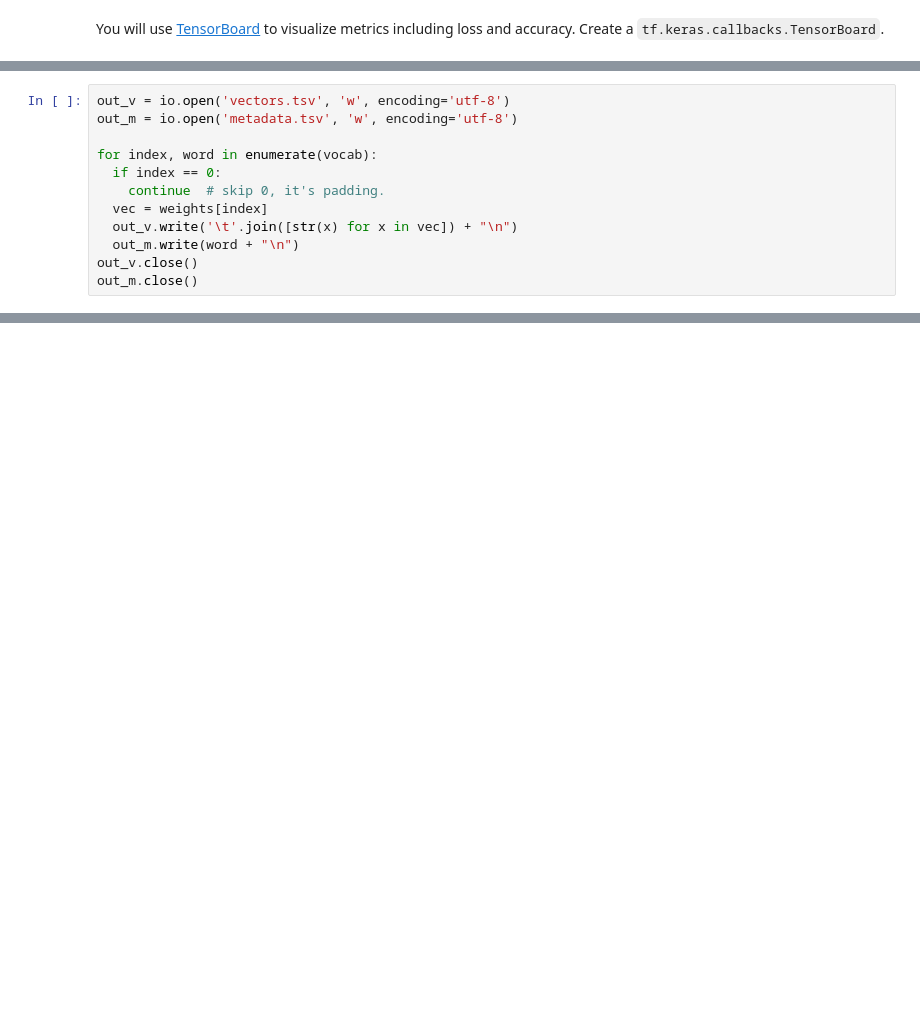
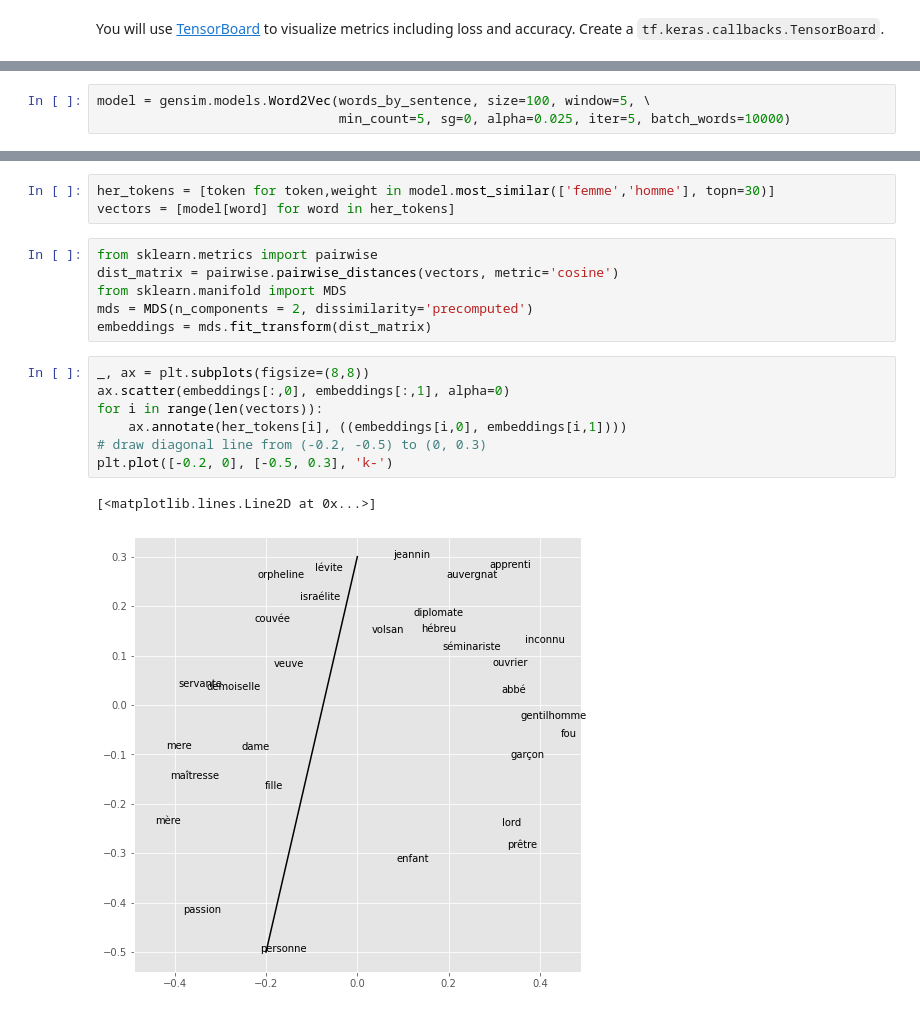
Before and after one commit to yasmine-houri/Word_embeddings, a Jupyter notebook: Code_word_embeddings.ipynb, the cells around one changed output, grey strips where cells are left out. Saved outputs shown, nothing was run; the diff lists cells and outputs as text; blank space fills up the shorter version.

```diff
--- a/Code_word_embeddings.ipynb
+++ b/Code_word_embeddings.ipynb
@@ -268,12 +190,0 @@ Write the weights to disk. To use the [Embedding Projector](http://projector.ten
-# %%
-out_v = io.open('vectors.tsv', 'w', encoding='utf-8')
-out_m = io.open('metadata.tsv', 'w', encoding='utf-8')
-
-for index, word in enumerate(vocab):
-  if index == 0:
-    continue  # skip 0, it's padding.
-  vec = weights[index]
-  out_v.write('\t'.join([str(x) for x in vec]) + "\n")
-  out_m.write(word + "\n")
-out_v.close()
-out_m.close()
@@ -312,0 +191,3 @@ This tutorial has shown you how to train and visualize word embeddings from scra
+# %%
+model = gensim.models.Word2Vec(words_by_sentence, size=100, window=5, \
+                               min_count=5, sg=0, alpha=0.025, iter=5, batch_words=10000)
@@ -312,0 +241,19 @@ This tutorial has shown you how to train and visualize word embeddings from scra
+# %%
+her_tokens = [token for token,weight in model.most_similar(['femme','homme'], topn=30)]
+vectors = [model[word] for word in her_tokens]
+# %%
+from sklearn.metrics import pairwise
+dist_matrix = pairwise.pairwise_distances(vectors, metric='cosine')
+from sklearn.manifold import MDS
+mds = MDS(n_components = 2, dissimilarity='precomputed')
+embeddings = mds.fit_transform(dist_matrix)
+# %%
+_, ax = plt.subplots(figsize=(8,8))
+ax.scatter(embeddings[:,0], embeddings[:,1], alpha=0)
+for i in range(len(vectors)):
+    ax.annotate(her_tokens[i], ((embeddings[i,0], embeddings[i,1])))
+# draw diagonal line from (-0.2, -0.5) to (0, 0.3)
+plt.plot([-0.2, 0], [-0.5, 0.3], 'k-')
+# %% [output]
+[<matplotlib.lines.Line2D at 0x...>]
+[figure, added]
```
Also changed, not shown: parts of 51 cells of this notebook.
